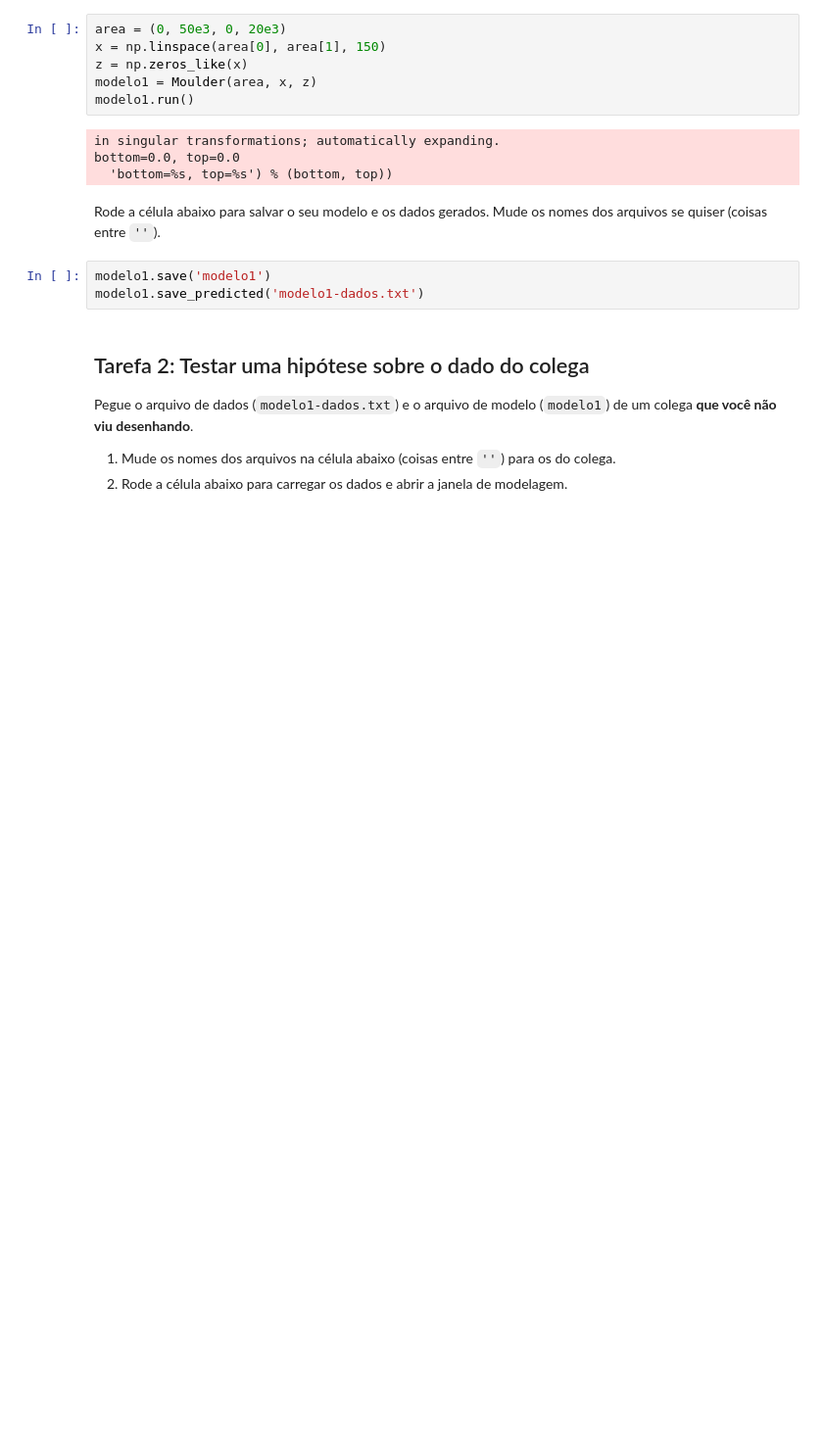
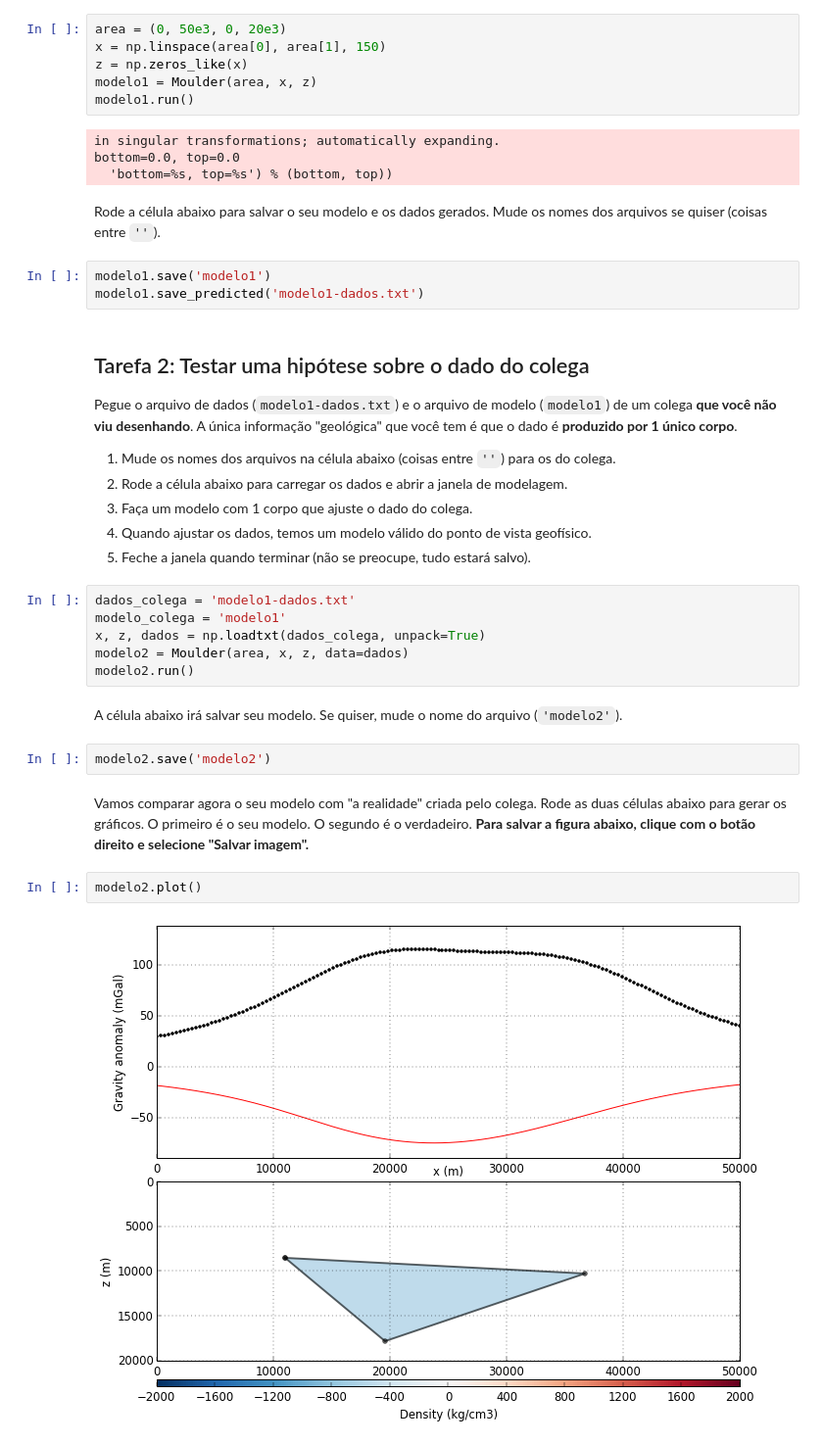
Before and after one commit to leouieda/geofisica1, a Jupyter notebook: notebooks/pratica5.ipynb, the cells around one changed output. Shown at 98% size. Saved outputs shown, nothing was run; the diff lists cells and outputs as text; blank space fills up the shorter version.

```diff
--- a/notebooks/pratica5.ipynb
+++ b/notebooks/pratica5.ipynb
@@ -59,7 +59,26 @@ modelo1.save_predicted('modelo1-dados.txt')
 # %% [markdown]
 ## Tarefa 2: Testar uma hipótese sobre o dado do colega
 
-Pegue o arquivo de dados (`modelo1-dados.txt`) e o arquivo de modelo (`modelo1`) de um colega **que você não viu desenhando**.
+Pegue o arquivo de dados (`modelo1-dados.txt`) e o arquivo de modelo (`modelo1`) de um colega **que você não viu desenhando**. A única informação "geológica" que você tem é que o dado é **produzido por 1 único corpo**.
 
 1. Mude os nomes dos arquivos na célula abaixo (coisas entre `''`) para os do colega.
 2. Rode a célula abaixo para carregar os dados e abrir a janela de modelagem.
+3. Faça um modelo com 1 corpo que ajuste o dado do colega.
+4. Quando ajustar os dados, temos um modelo válido do ponto de vista geofísico.
+5. Feche a janela quando terminar (não se preocupe, tudo estará salvo).
+# %%
+dados_colega = 'modelo1-dados.txt'
+modelo_colega = 'modelo1'
+x, z, dados = np.loadtxt(dados_colega, unpack=True)
+modelo2 = Moulder(area, x, z, data=dados)
+modelo2.run()
+# %% [markdown]
+A célula abaixo irá salvar seu modelo. Se quiser, mude o nome do arquivo (`'modelo2'`).
+# %%
+modelo2.save('modelo2')
+# %% [markdown]
+Vamos comparar agora o seu modelo com "a realidade" criada pelo colega. Rode as duas células abaixo para gerar os gráficos. O primeiro é o seu modelo. O segundo é o verdadeiro. **Para salvar a figura abaixo, clique com o botão direito e selecione "Salvar imagem".**
+# %%
+modelo2.plot()
+# %% [output]
+[figure, added]
```
Also changed, not shown: parts of 17 cells of this notebook.
